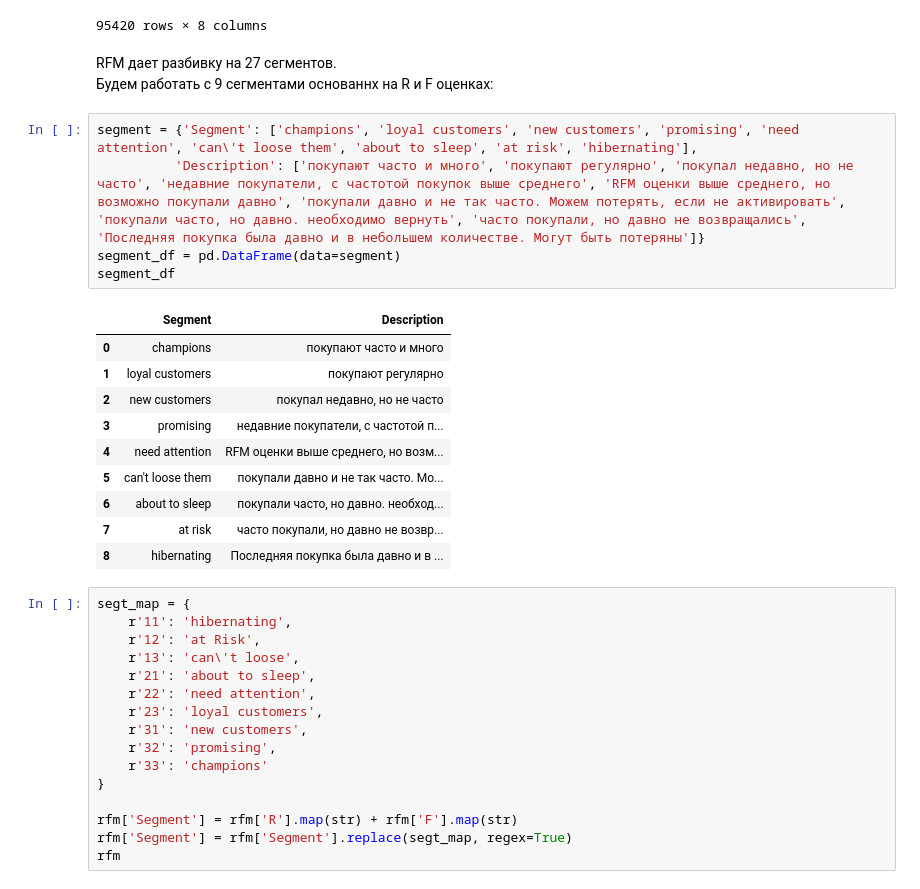
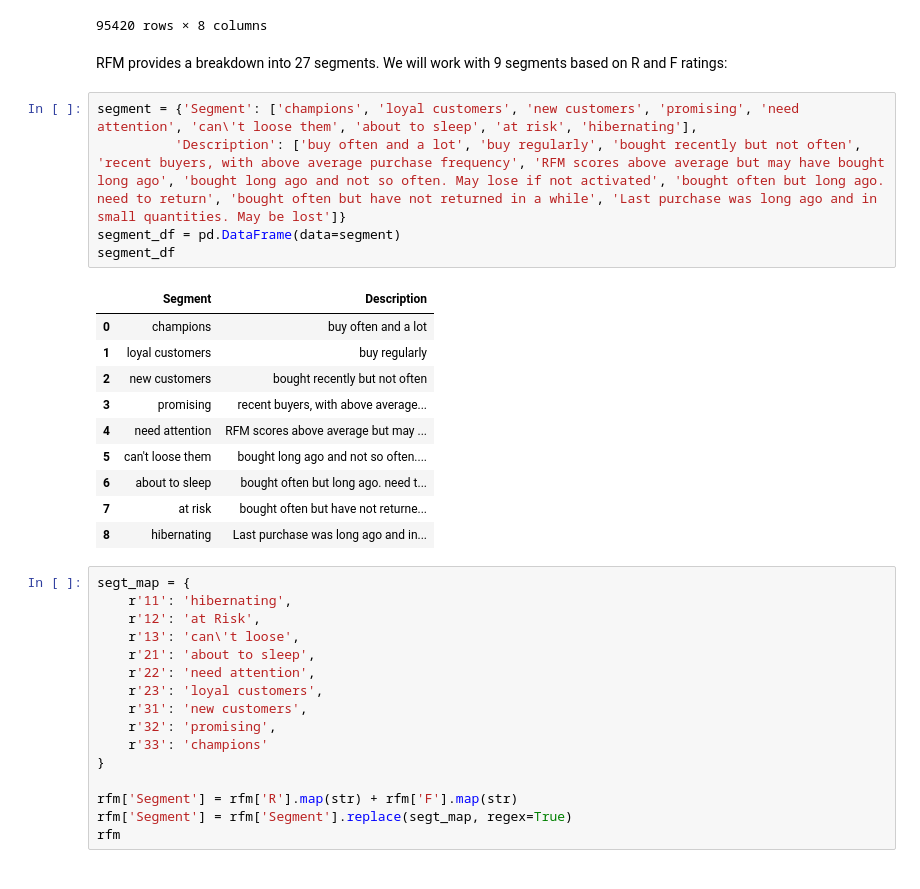
Before and after one commit to GravityIsMyLife/e-commerce-purchases, a Jupyter notebook: e-commerce.ipynb, the cells around one changed output. Drawn from its saved outputs; the diff is of its cells as text.

```diff
--- a/e-commerce.ipynb
+++ b/e-commerce.ipynb
@@ -598,25 +598,25 @@ rfm
 | 95418 | ffff5962728ec6157033ef9805bacc48 | 123 | 1 | 115.00 | 3 | 1 | 2 | 312 |
 | 95419 | ffffd2657e2aad2907e67c3e9daecbeb | 488 | 1 | 56.99 | 1 | 1 | 1 | 111 |
 95420 rows × 8 columns
-# %% [markdown]
-RFM дает разбивку на 27 сегментов.
-Будем работать с 9 сегментами основаннх на R и F оценках:
-# %%
-segment = {'Segment': ['champions', 'loyal customers', 'new customers', 'promising', 'need attention', 'can\'t loose them', 'about to sleep', 'at risk', 'hibernating'],
-          'Description': ['покупают часто и много', 'покупают регулярно', 'покупал недавно, но не часто', 'недавние покупатели, с частотой покупок выше среднего', 'RFM оценки выше среднего, но возможно покупали давно', 'покупали давно и не так часто. Можем потерять, если не активировать', 'покупали часто, но давно. необходимо вернуть', 'часто покупали, но давно не возвращались', 'Последняя покупка была давно и в небольшем количестве. Могут быть потеряны']}
-segment_df = pd.DataFrame(data=segment)
-segment_df
-# %% [output]
-|  | Segment | Description |
-| 0 | champions | покупают часто и много |
-| 1 | loyal customers | покупают регулярно |
-| 2 | new customers | покупал недавно, но не часто |
-| 3 | promising | недавние покупатели, с частотой п... |
-| 4 | need attention | RFM оценки выше среднего, но возм... |
-| 5 | can't loose them | покупали давно и не так часто. Мо... |
-| 6 | about to sleep | покупали часто, но давно. необход... |
-| 7 | at risk | часто покупали, но давно не возвр... |
-| 8 | hibernating | Последняя покупка была давно и в ... |
+# %% [markdown]
+RFM provides a breakdown into 27 segments.
+We will work with 9 segments based on R and F ratings:
+# %%
+segment = {'Segment': ['champions', 'loyal customers', 'new customers', 'promising', 'need attention', 'can\'t loose them', 'about to sleep', 'at risk', 'hibernating'],
+          'Description': ['buy often and a lot', 'buy regularly', 'bought recently but not often', 'recent buyers, with above average purchase frequency', 'RFM scores above average but may have bought long ago', 'bought long ago and not so often. May lose if not activated', 'bought often but long ago. need to return', 'bought often but have not returned in a while', 'Last purchase was long ago and in small quantities. May be lost']}
+segment_df = pd.DataFrame(data=segment)
+segment_df
+# %% [output]
+|  | Segment | Description |
+| 0 | champions | buy often and a lot |
+| 1 | loyal customers | buy regularly |
+| 2 | new customers | bought recently but not often |
+| 3 | promising | recent buyers, with above average... |
+| 4 | need attention | RFM scores above average but may ... |
+| 5 | can't loose them | bought long ago and not so often.... |
+| 6 | about to sleep | bought often but long ago. need t... |
+| 7 | at risk | bought often but have not returne... |
+| 8 | hibernating | Last purchase was long ago and in... |
 # %%
 segt_map = {
     r'11': 'hibernating',
```
Also changed, not shown: parts of 48 cells of this notebook.
